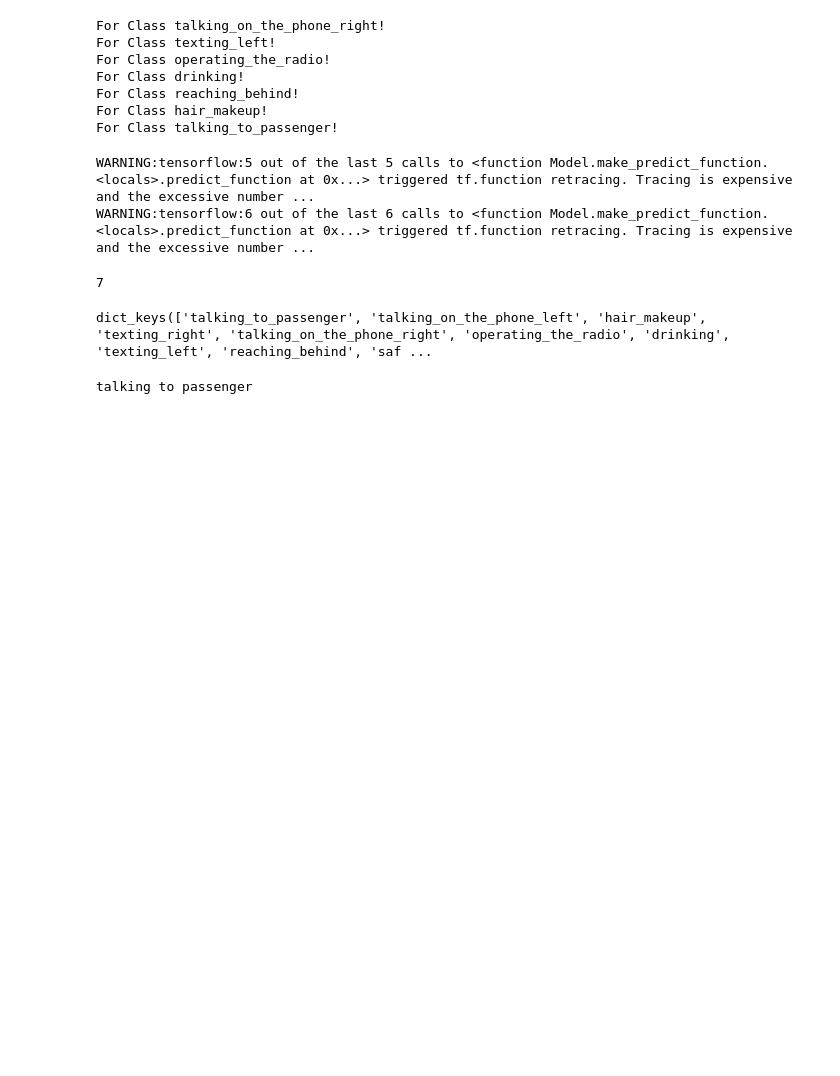
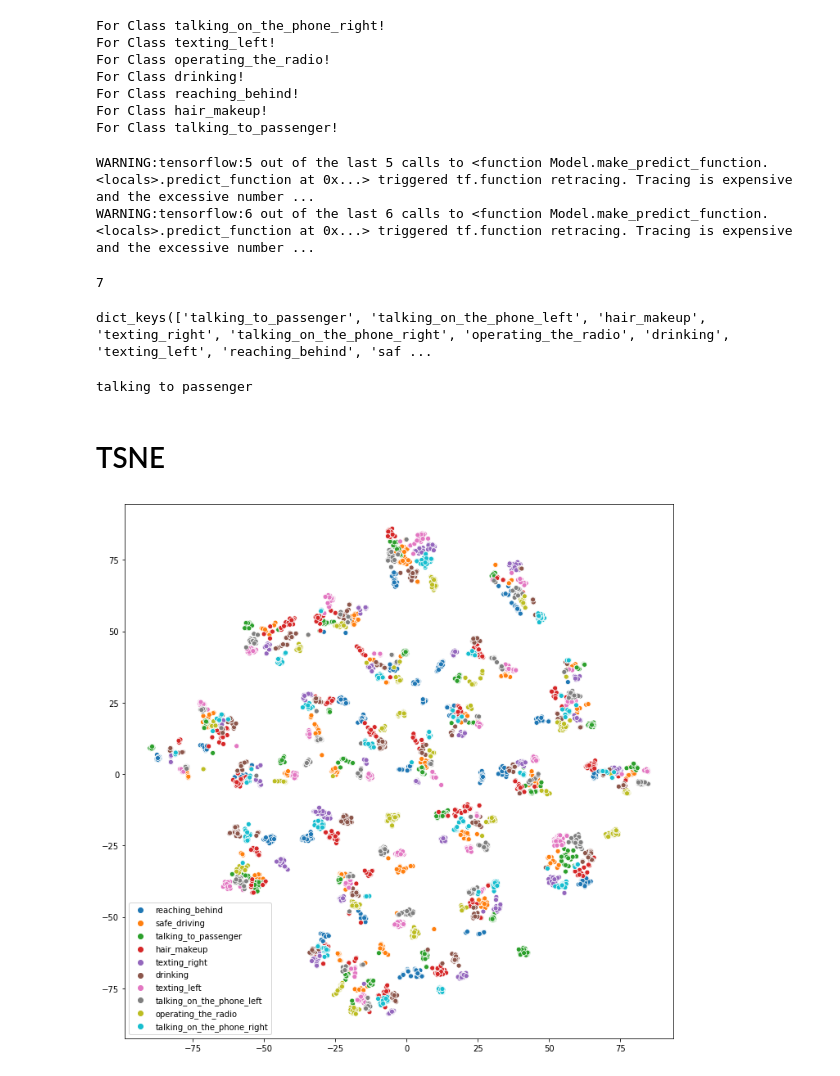
Before and after one commit to hamna-moieez/Distracted-Driver-Detection-Using-Deep-Learning, a Jupyter notebook: conceptsGenerator.ipynb, the cells around one changed output. Cells and saved outputs as stored; diff of their text form; code cells hidden in the pictures; blank space fills up the shorter version.

Commit message:
TSNE

```diff
--- a/conceptsGenerator.ipynb
+++ b/conceptsGenerator.ipynb
@@ -189,3 +189,26 @@ for img_path in glob(train_imgs + "*/"):
 # %%
 with open('images.pickle', 'wb') as handle:
     pickle.dump(img_dict, handle, protocol=pickle.HIGHEST_PROTOCOL)
+# %% [markdown]
+# TSNE
+# %%
+tsne_lab = []
+tsne_feat = []
+for img_path in glob(train_imgs + "*/"):
+    for img in glob(img_path +"*.jpg")[:500]:
+        img_name = img.split("/")[-1]
+        img_class = class_map[img_path.split("/")[-2]]
+        feat = predict_concept(img, model)
+        tsne_lab.append(img_class)
+        tsne_feat.append(feat)
+# %%
+from sklearn.manifold import TSNE
+tsne = TSNE(n_components=2)
+transform = tsne.fit_transform(tsne_feat)
+# %%
+import seaborn as sns
+plt.figure(figsize=(12,12))
+sns.scatterplot(x=transform[:,0], y=transform[:,1], hue=tsne_lab)
+plt.savefig('tsne.png', dpi=100, bbox_inches='tight')
+# %% [output]
+[figure, added]
```
Also changed, not shown: 3 other files.
